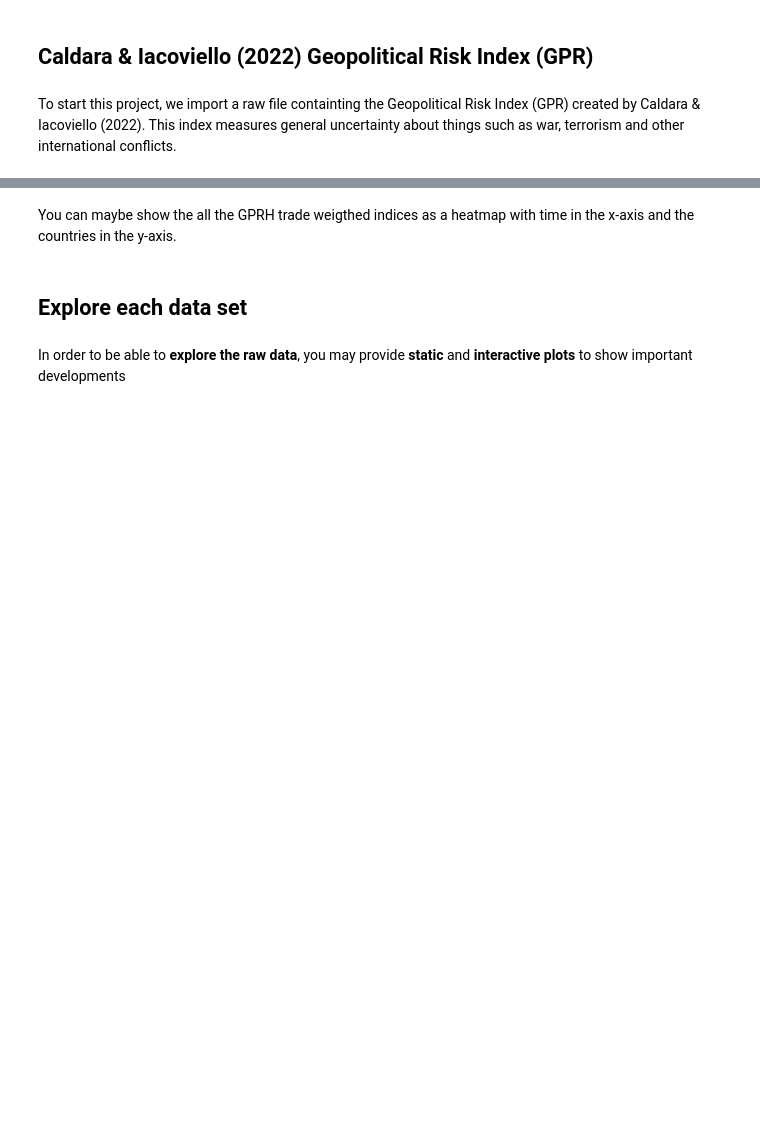
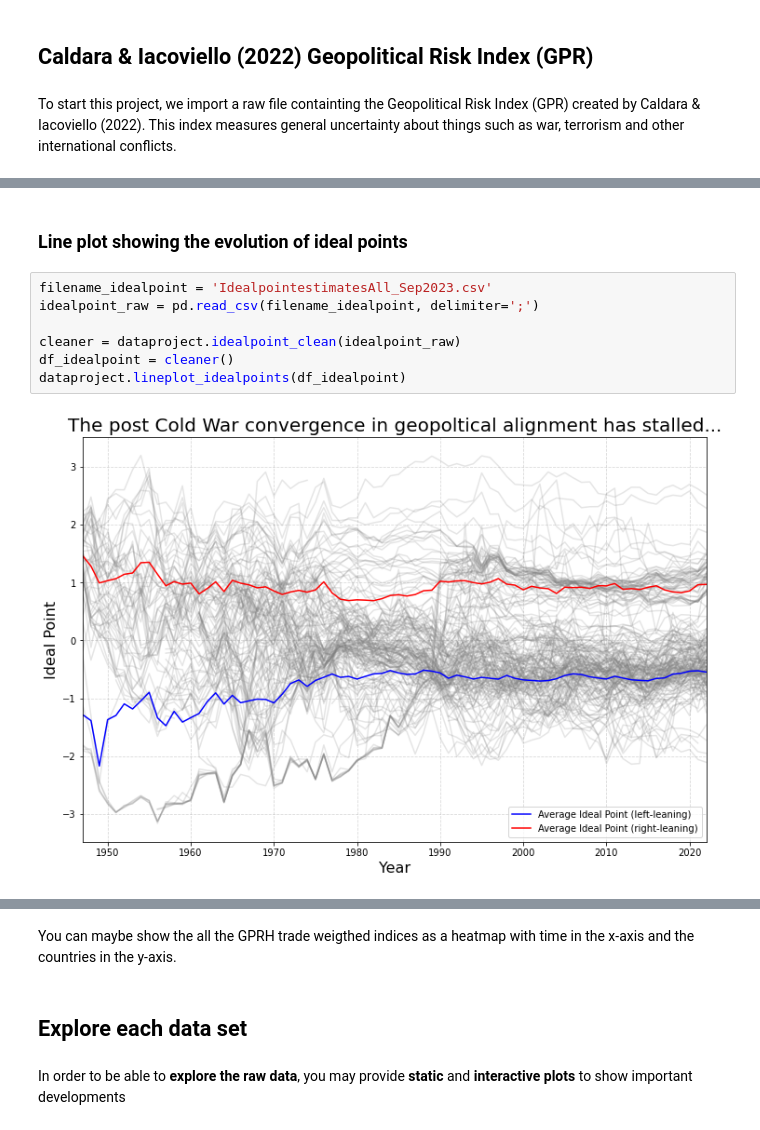
Before and after one commit to NumEconCopenhagen/projects-2024-mikkel-thomas, a Jupyter notebook: dataproject/dataproject.ipynb, the cells around one changed output, grey strips where cells are left out. Cells and saved outputs as stored; diff of their text form; blank space fills up the shorter version.

```diff
--- a/dataproject/dataproject.ipynb
+++ b/dataproject/dataproject.ipynb
@@ -562,0 +49,11 @@ plt.show()
+# %% [markdown]
+### Line plot showing the evolution of ideal points
+# %%
+filename_idealpoint = 'IdealpointestimatesAll_Sep2023.csv'
+idealpoint_raw = pd.read_csv(filename_idealpoint, delimiter=';')
+
+cleaner = dataproject.idealpoint_clean(idealpoint_raw)
+df_idealpoint = cleaner()
+dataproject.lineplot_idealpoints(df_idealpoint)
+# %% [output]
+[figure, added]
```
Also changed, not shown: parts of 85 cells of this notebook, 3 other files.
